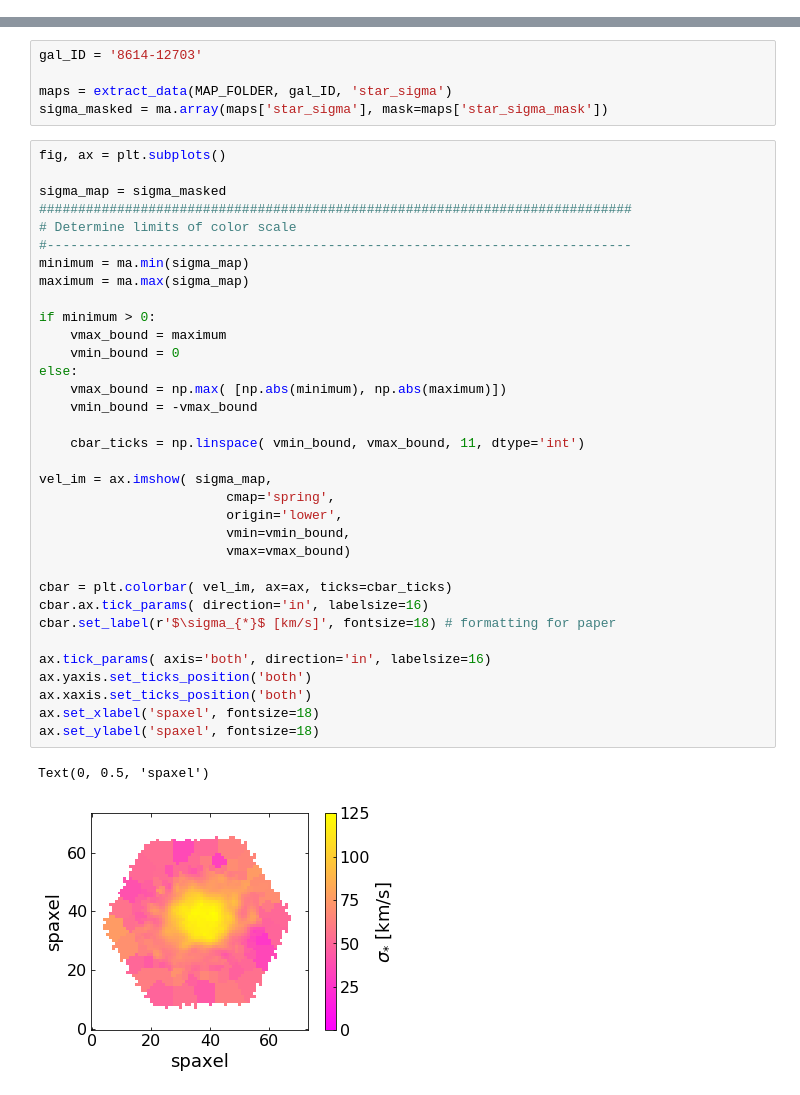
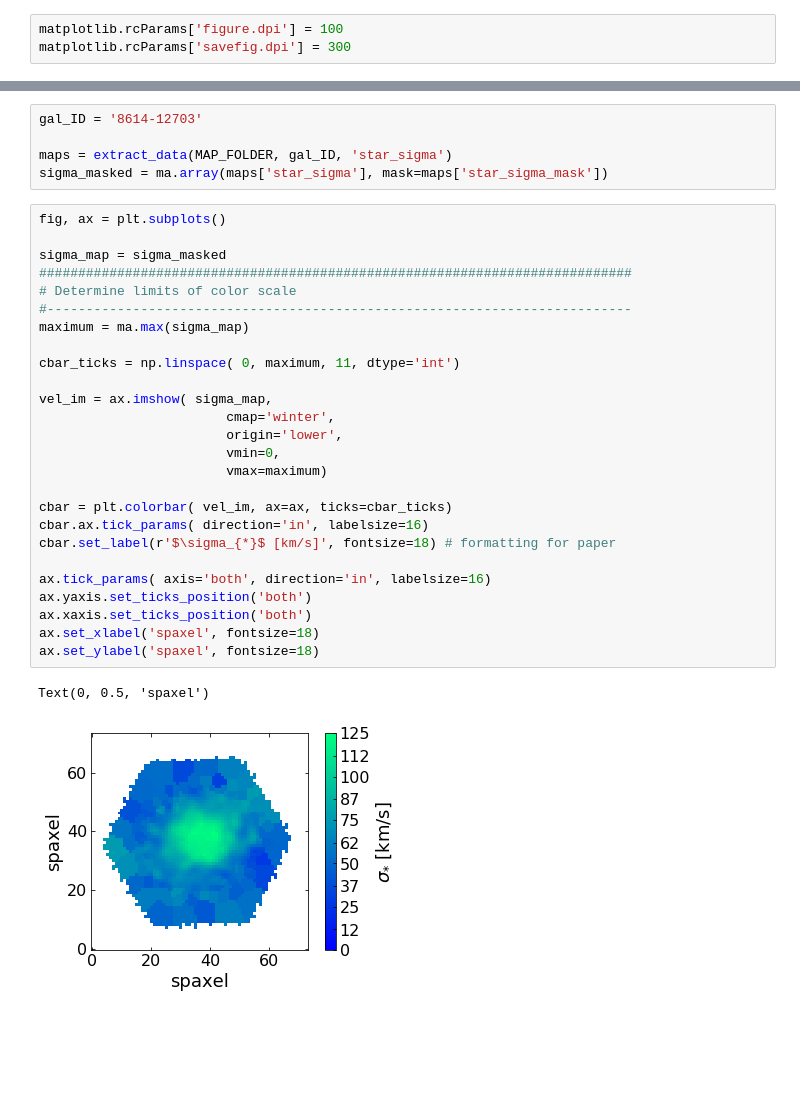
Before and after one commit to kadglass/RotationCurves, a Jupyter notebook: notebooks/test_elliptical_functions.ipynb, the cells around one changed output, grey strips where cells are left out. Saved outputs shown, nothing was run; the diff lists cells and outputs as text; blank space fills up the shorter version.

```diff
--- a/notebooks/test_elliptical_functions.ipynb
+++ b/notebooks/test_elliptical_functions.ipynb
@@ -10,3 +14,6 @@ MAP_FOLDER = '/Users/nityaravi/Documents/Research/RotationCurves/data/manga/DR17
+# %%
+matplotlib.rcParams['figure.dpi'] = 100
+matplotlib.rcParams['savefig.dpi'] = 300
 # %% [markdown]
 ## Pick a new color map
 # %%
@@ -17,37 +24,29 @@ sigma_masked = ma.array(maps['star_sigma'], mask=maps['star_sigma_mask'])
 # %%
 fig, ax = plt.subplots()
 
 sigma_map = sigma_masked
 ############################################################################
 # Determine limits of color scale
 #---------------------------------------------------------------------------
-minimum = ma.min(sigma_map)
 maximum = ma.max(sigma_map)
 
-if minimum > 0:
-    vmax_bound = maximum
-    vmin_bound = 0
-else:
-    vmax_bound = np.max( [np.abs(minimum), np.abs(maximum)])
-    vmin_bound = -vmax_bound
-
-    cbar_ticks = np.linspace( vmin_bound, vmax_bound, 11, dtype='int')
+cbar_ticks = np.linspace( 0, maximum, 11, dtype='int')
 
 vel_im = ax.imshow( sigma_map,
-                        cmap='spring',
+                        cmap='winter',
                         origin='lower',
-                        vmin=vmin_bound,
-                        vmax=vmax_bound)
+                        vmin=0,
+                        vmax=maximum)
 
 cbar = plt.colorbar( vel_im, ax=ax, ticks=cbar_ticks)
 cbar.ax.tick_params( direction='in', labelsize=16)
 cbar.set_label(r'$\sigma_{*}$ [km/s]', fontsize=18) # formatting for paper
 
 ax.tick_params( axis='both', direction='in', labelsize=16)
 ax.yaxis.set_ticks_position('both')
 ax.xaxis.set_ticks_position('both')
 ax.set_xlabel('spaxel', fontsize=18)
 ax.set_ylabel('spaxel', fontsize=18)
 # %% [output]
 Text(0, 0.5, 'spaxel')
-[figure, old version]
+[figure, new version]
```
Also changed, not shown: parts of 28 cells of this notebook.
